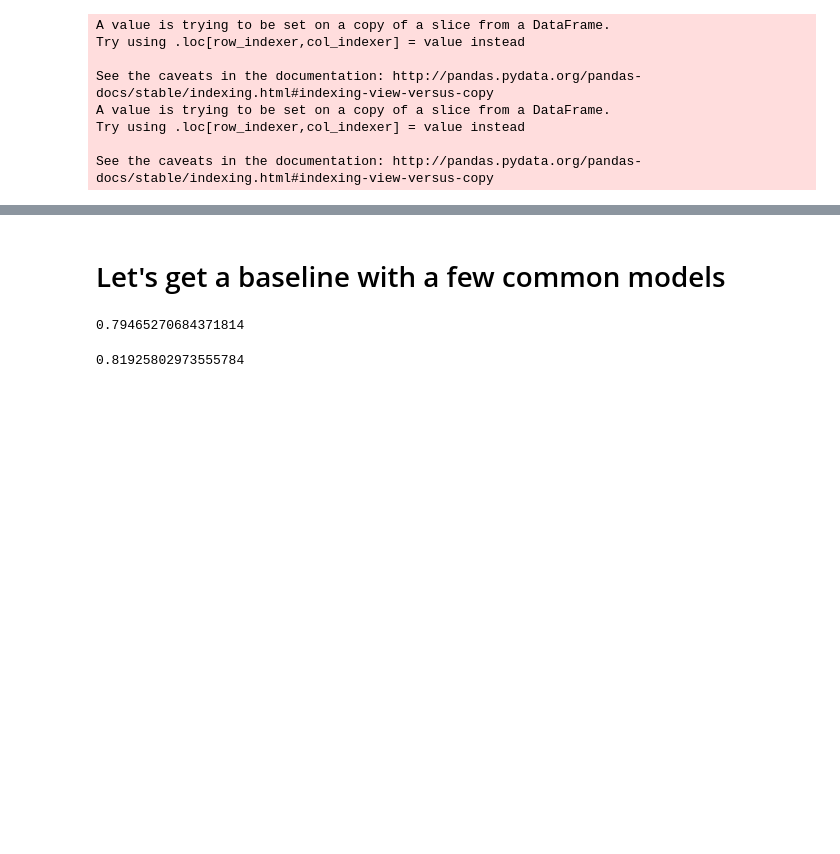
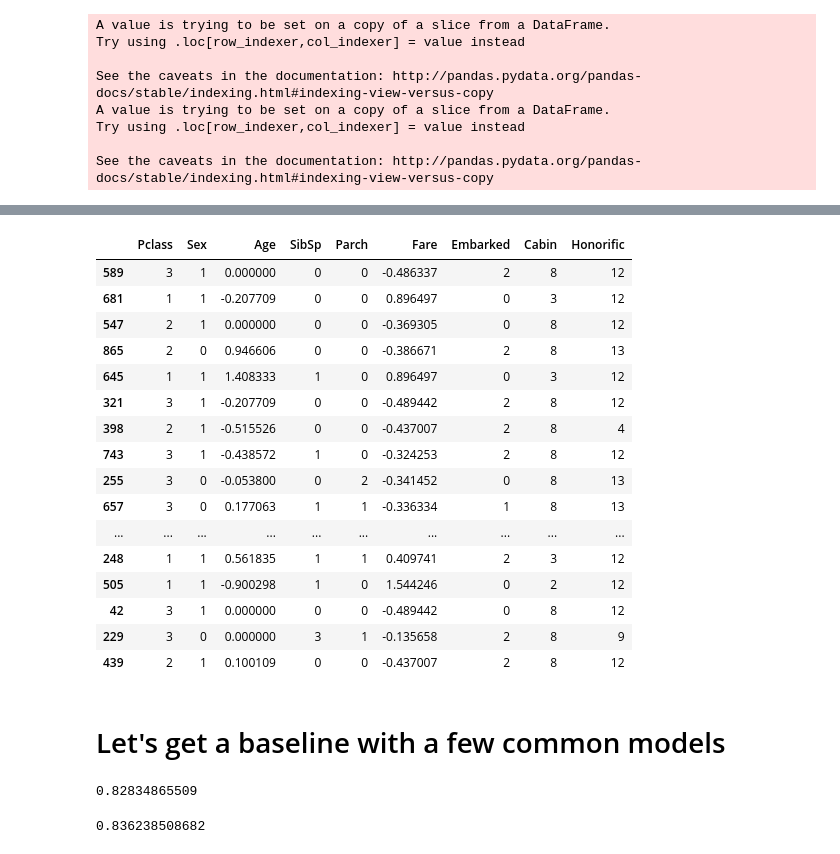
Before and after one commit to alei76/titanic-exploration, a Jupyter notebook: src/titanic.ipynb, the cells around one changed output, grey strips where cells are left out. Drawn from its saved outputs; the diff is of its cells as text; code cells hidden in the pictures; blank space fills up the shorter version.

```diff
--- a/src/titanic.ipynb
+++ b/src/titanic.ipynb
@@ -82,11 +122,15 @@ sns.barplot(x="Age", y="Survived", data=df_train)
 <matplotlib.axes._subplots.AxesSubplot at 0x...>
 [figure]
 # %%
-categories_to_encode = ['Embarked', 'Cabin', 'Sex']
+categories_to_encode = ['Embarked', 'Cabin', 'Sex', 'Honorific']
+
+# Need to temporarily merge in case of new labels in test
+X_combined = pd.concat([X_train[categories_to_encode], X_test[categories_to_encode]])
 
 for category in categories_to_encode:
     labels = LabelEncoder()
-    X_train[category] = labels.fit_transform(X_train[category])
+    labels.fit(X_combined[category])
+    X_train[category] = labels.transform(X_train[category])
     X_test[category] = labels.transform(X_test[category])
 # %% [output]
 A value is trying to be set on a copy of a slice from a DataFrame.
@@ -99,6 +143,6 @@ Try using .loc[row_indexer,col_indexer] = value instead
 See the caveats in the documentation: http://pandas.pydata.org/pandas-docs/stable/indexing.html#indexing-view-versus-copy
 # %%
 mean_imputer = Imputer(strategy='mean')
-X_train = mean_imputer.fit_transform(X_train)
-X_test = mean_imputer.transform(X_test)
+X_train[['Age', 'Fare']] = mean_imputer.fit_transform(X_train[['Age', 'Fare']])
+X_test[['Age', 'Fare']] = mean_imputer.transform(X_test[['Age', 'Fare']])
 # Would use MICE, but I'm getting compiler errors
@@ -105,14 +165,8 @@ X_test = mean_imputer.transform(X_test)
-# %%
-one_hot = OneHotEncoder(handle_unknown = 'ignore')
-X_train = one_hot.fit_transform(X_train)
-X_test = one_hot.transform(X_test)
 # %%
 # This makes a big difference for SVC and KNN but not the others
 # RF and XGB are feature invariant and maybe RC is regularizing
 # the scaled features?
-X_train = X_train.toarray()
-X_train = X_train.toarray()
 
 scaler = StandardScaler()
-X_train = scaler.fit_transform(X_train)
-X_test = scaler.transform(X_test)
+X_train[['Age', 'Fare']] = scaler.fit_transform(X_train[['Age', 'Fare']])
+X_test[['Age', 'Fare']] = scaler.transform(X_test[['Age', 'Fare']])
@@ -126,0 +187,20 @@ X_test = scaler.transform(X_test)
+# %%
+X_train.sample(20)
+# %% [output]
+|  | Pclass | Sex | Age | SibSp | Parch | Fare | Embarked | Cabin | Honorific |
+| 589 | 3 | 1 | 0.000000 | 0 | 0 | -0.486337 | 2 | 8 | 12 |
+| 681 | 1 | 1 | -0.207709 | 0 | 0 | 0.896497 | 0 | 3 | 12 |
+| 547 | 2 | 1 | 0.000000 | 0 | 0 | -0.369305 | 0 | 8 | 12 |
+| 865 | 2 | 0 | 0.946606 | 0 | 0 | -0.386671 | 2 | 8 | 13 |
+| 645 | 1 | 1 | 1.408333 | 1 | 0 | 0.896497 | 0 | 3 | 12 |
+| 321 | 3 | 1 | -0.207709 | 0 | 0 | -0.489442 | 2 | 8 | 12 |
+| 398 | 2 | 1 | -0.515526 | 0 | 0 | -0.437007 | 2 | 8 | 4 |
+| 743 | 3 | 1 | -0.438572 | 1 | 0 | -0.324253 | 2 | 8 | 12 |
+| 255 | 3 | 0 | -0.053800 | 0 | 2 | -0.341452 | 0 | 8 | 13 |
+| 657 | 3 | 0 | 0.177063 | 1 | 1 | -0.336334 | 1 | 8 | 13 |
+| ... | ... | ... | ... | ... | ... | ... | ... | ... | ... |
+| 248 | 1 | 1 | 0.561835 | 1 | 1 | 0.409741 | 2 | 3 | 12 |
+| 505 | 1 | 1 | -0.900298 | 1 | 0 | 1.544246 | 0 | 2 | 12 |
+| 42 | 3 | 1 | 0.000000 | 0 | 0 | -0.489442 | 0 | 8 | 12 |
+| 229 | 3 | 0 | 0.000000 | 3 | 1 | -0.135658 | 2 | 8 | 9 |
+| 439 | 2 | 1 | 0.100109 | 0 | 0 | -0.437007 | 2 | 8 | 12 |
@@ -129,14 +220,16 @@ X_test = scaler.transform(X_test)
 # %%
 ridge = RidgeClassifier()
-accuracy_scorer = make_scorer(accuracy_score)
-cross_val_score(ridge, X_train, y_train, scoring=accuracy_scorer, cv = 10).mean()
-# This is decent enough baseline
+cvs = cross_val_score(ridge, X_train, y_train, scoring=accuracy_scorer, cv = 10).mean()
+print(cvs)
+cross_val_scores.append(cvs)
 # %% [output]
-0.79465270684371814
+0.82834865509
 # %%
 xgb = xg.XGBClassifier()
-cross_val_score(xgb, X_train, y_train, scoring=accuracy_scorer, cv = 10).mean()
+cvs = cross_val_score(xgb, X_train, y_train, scoring=accuracy_scorer, cv = 10).mean()
+print(cvs)
+cross_val_scores.append(cvs)
 # %% [output]
-0.81925802973555784
+0.836238508682
 # %%
 random_forest = RandomForestClassifier()
```
Also changed, not shown: parts of 21 cells of this notebook, 1 other file.
